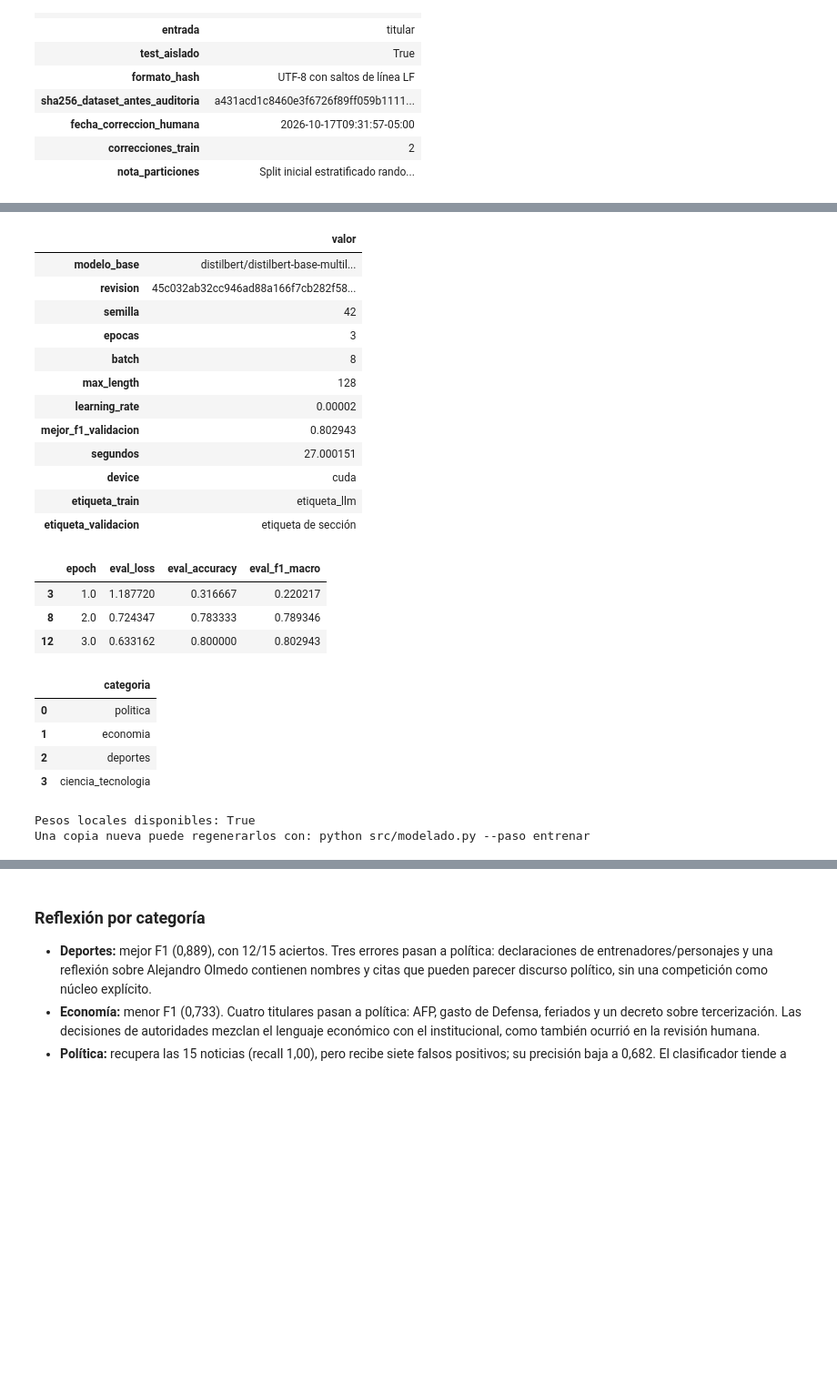
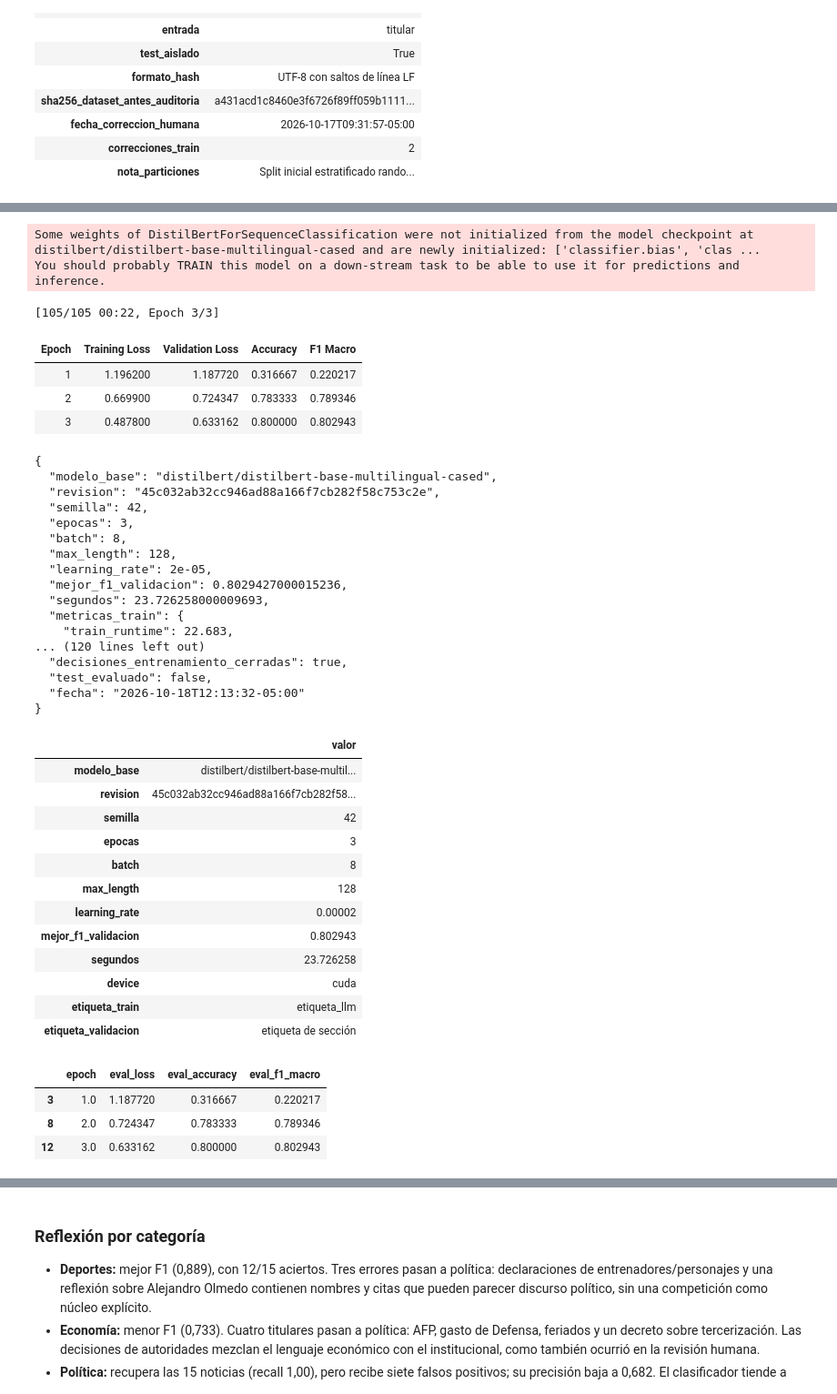
Before and after one commit to bocchienjoyer/python_intermedio, a Jupyter notebook: tarea_1/02_clasificacion.ipynb, the cells around one changed output, grey strips where cells are left out. Shown at 91% size. Saved outputs shown, nothing was run; the diff lists cells and outputs as text; code cells hidden in the pictures; blank space fills up the shorter version.

Commit message:
refactor: ajustar tarea 1 a la estructura de la consigna y simplificar README

```diff
--- a/tarea_1/02_clasificacion.ipynb
+++ b/tarea_1/02_clasificacion.ipynb
@@ -22,12 +140,7 @@ import seaborn as sns
 from IPython.display import display
 from sklearn.metrics import accuracy_score, f1_score, classification_report, confusion_matrix
 from sklearn.model_selection import train_test_split
-from src.modelado import LABELS, BASELINE, LLM, ENCODER, PROMPT, prepare_splits, metrics
 
-ROOT = Path.cwd()
-assert (ROOT / 'datos/noticias.csv').exists(), 'Ejecutar desde tarea_1/'
-def read_json(name):
-    return json.loads((ROOT / 'resultados' / name).read_text(encoding='utf-8'))
 pd.set_option('display.max_colwidth', None)
 data = prepare_splits()
 display(data.groupby(['particion', 'etiqueta']).size().unstack('etiqueta'))
@@ -184,14 +508,14 @@ sustituyeron por noticias de la misma categoría. No se movieron noticias de val
 Se mantienen 70/15/15 noticias por categoría, y las 40 del baseline inicial siguen en validación.
 Las copias anteriores a la auditoría permiten verificar el sorteo original exactamente.
 # %%
-original = pd.read_csv('datos/noticias_antes_auditoria.csv')
+original = pd.read_csv(RAW / 'noticias_antes_auditoria.csv')
 initial_train, holdout = train_test_split(original.index, test_size=0.30,
                                          stratify=original.etiqueta, random_state=42)
 initial_val, initial_test = train_test_split(holdout, test_size=0.50,
                                             stratify=original.loc[holdout, 'etiqueta'], random_state=42)
 assert set(original.loc[initial_val, 'url']) == set(data.query("particion == 'validacion'").url)
 assert set(original.loc[initial_test, 'url']) == set(data.query("particion == 'test'").url)
-corrections = pd.read_csv('datos/correcciones_auditoria.csv')
+corrections = pd.DataFrame(json.loads((RAW / 'recoleccion.json').read_text(encoding='utf-8'))['correcciones_auditoria'])
 train_urls = set(original.loc[initial_train, 'url']) - set(corrections.url_descartada) | set(corrections.url_reemplazo)
 assert train_urls == set(data.query("particion == 'train'").url)
 display(corrections[['caso', 'particion', 'titular_descartado', 'titular_reemplazo']])
@@ -238,43 +610,56 @@ Cambiar decisiones después de observar test requeriría un nuevo conjunto de ev
 # %%
-REENTRENAR = False
-if REENTRENAR:
-    from src.modelado import train
-    train()
+train()
 training = read_json('entrenamiento.json')
 display(pd.Series({k: training[k] for k in ['modelo_base', 'revision', 'semilla', 'epocas',
         'batch', 'max_length', 'learning_rate', 'mejor_f1_validacion', 'segundos', 'device',
         'etiqueta_train', 'etiqueta_validacion']}, name='valor').to_frame())
 history = pd.DataFrame(training['historial'])
 epochs = history[history.eval_f1_macro.notna()][['epoch', 'eval_loss', 'eval_accuracy', 'eval_f1_macro']]
 display(epochs)
 assert training['epocas'] == 3 and training['batch'] == 8 and len(epochs) == 3
 assert np.isclose(epochs.eval_f1_macro.max(), training['mejor_f1_validacion'])
 config = json.loads(Path('modelo/config.json').read_text(encoding='utf-8'))
 display(pd.Series(config['id2label'], name='categoria').to_frame())
 print('Pesos locales disponibles:', Path('modelo/model.safetensors').exists())
-print('Una copia nueva puede regenerarlos con: python src/modelado.py --paso entrenar')
 # %% [output]
+Some weights of DistilBertForSequenceClassification were not initialized from the model checkpoint at distilbert/distilbert-base-multilingual-cased and are newly initialized: ['classifier.bias', 'clas ...
+You should probably TRAIN this model on a down-stream task to be able to use it for predictions and inference.
+[105/105 00:22, Epoch 3/3]
-|  | valor |
-| modelo_base | distilbert/distilbert-base-multil... |
-| revision | 45c032ab32cc946ad88a166f7cb282f58... |
-| semilla | 42 |
-| epocas | 3 |
-| batch | 8 |
-| max_length | 128 |
-| learning_rate | 0.00002 |
-| mejor_f1_validacion | 0.802943 |
-| segundos | 27.000151 |
-| device | cuda |
-| etiqueta_train | etiqueta_llm |
-| etiqueta_validacion | etiqueta de sección |
+| Epoch | Training Loss | Validation Loss | Accuracy | F1 Macro |
+| 1 | 1.196200 | 1.187720 | 0.316667 | 0.220217 |
+| 2 | 0.669900 | 0.724347 | 0.783333 | 0.789346 |
+| 3 | 0.487800 | 0.633162 | 0.800000 | 0.802943 |
+{
+  "modelo_base": "distilbert/distilbert-base-multilingual-cased",
+  "revision": "45c032ab32cc946ad88a166f7cb282f58c753c2e",
+  "semilla": 42,
+  "epocas": 3,
+  "batch": 8,
+  "max_length": 128,
+  "learning_rate": 2e-05,
+  "mejor_f1_validacion": 0.8029427000015236,
+  "segundos": 23.726258000009693,
+  "metricas_train": {
+    "train_runtime": 22.683,
+... (120 lines left out)
+  "decisiones_entrenamiento_cerradas": true,
+  "test_evaluado": false,
+  "fecha": "2026-10-18T12:13:32-05:00"
+}
-|  | epoch | eval_loss | eval_accuracy | eval_f1_macro |
-| 3 | 1.0 | 1.187720 | 0.316667 | 0.220217 |
-| 8 | 2.0 | 0.724347 | 0.783333 | 0.789346 |
-| 12 | 3.0 | 0.633162 | 0.800000 | 0.802943 |
+|  | valor |
+| modelo_base | distilbert/distilbert-base-multil... |
+| revision | 45c032ab32cc946ad88a166f7cb282f58... |
+| semilla | 42 |
+| epocas | 3 |
+| batch | 8 |
+| max_length | 128 |
+| learning_rate | 0.00002 |
+| mejor_f1_validacion | 0.802943 |
+| segundos | 23.726258 |
+| device | cuda |
+| etiqueta_train | etiqueta_llm |
+| etiqueta_validacion | etiqueta de sección |
-|  | categoria |
-| 0 | politica |
-| 1 | economia |
-| 2 | deportes |
-| 3 | ciencia_tecnologia |
+|  | epoch | eval_loss | eval_accuracy | eval_f1_macro |
+| 3 | 1.0 | 1.187720 | 0.316667 | 0.220217 |
+| 8 | 2.0 | 0.724347 | 0.783333 | 0.789346 |
+| 12 | 3.0 | 0.633162 | 0.800000 | 0.802943 |
-Pesos locales disponibles: True
-Una copia nueva puede regenerarlos con: python src/modelado.py --paso entrenar
```
Also changed, not shown: parts of 22 cells of this notebook, 56 other files.
